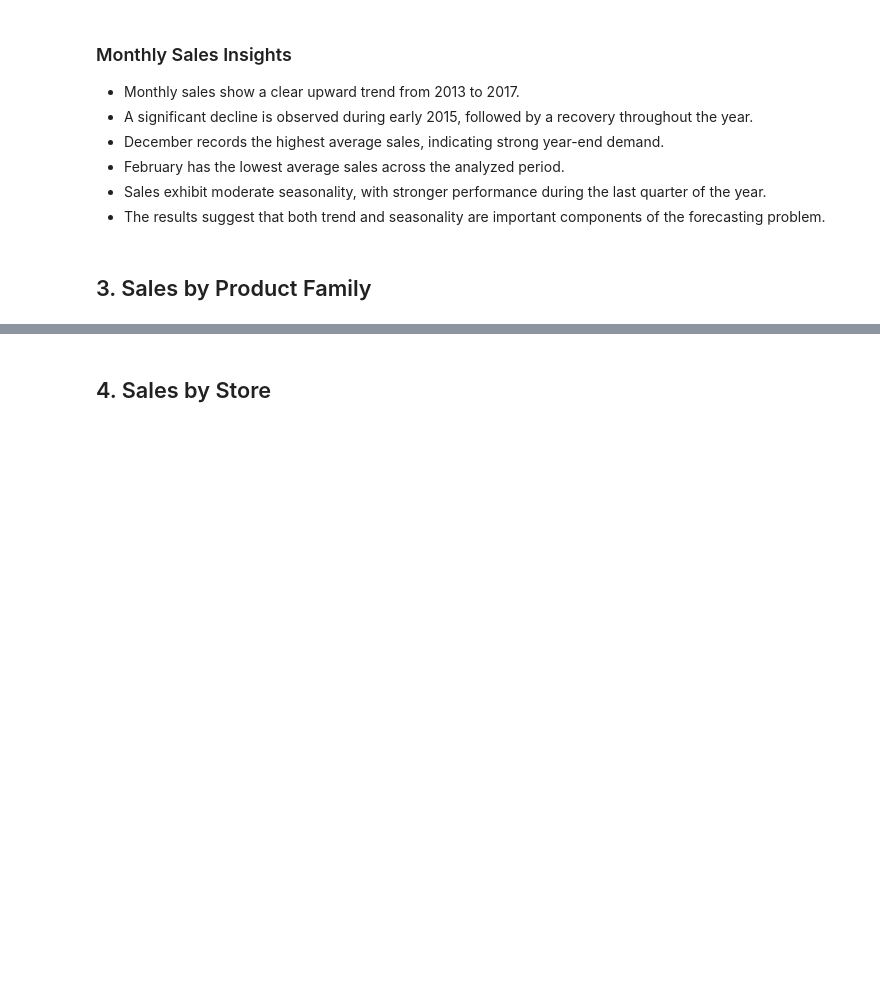
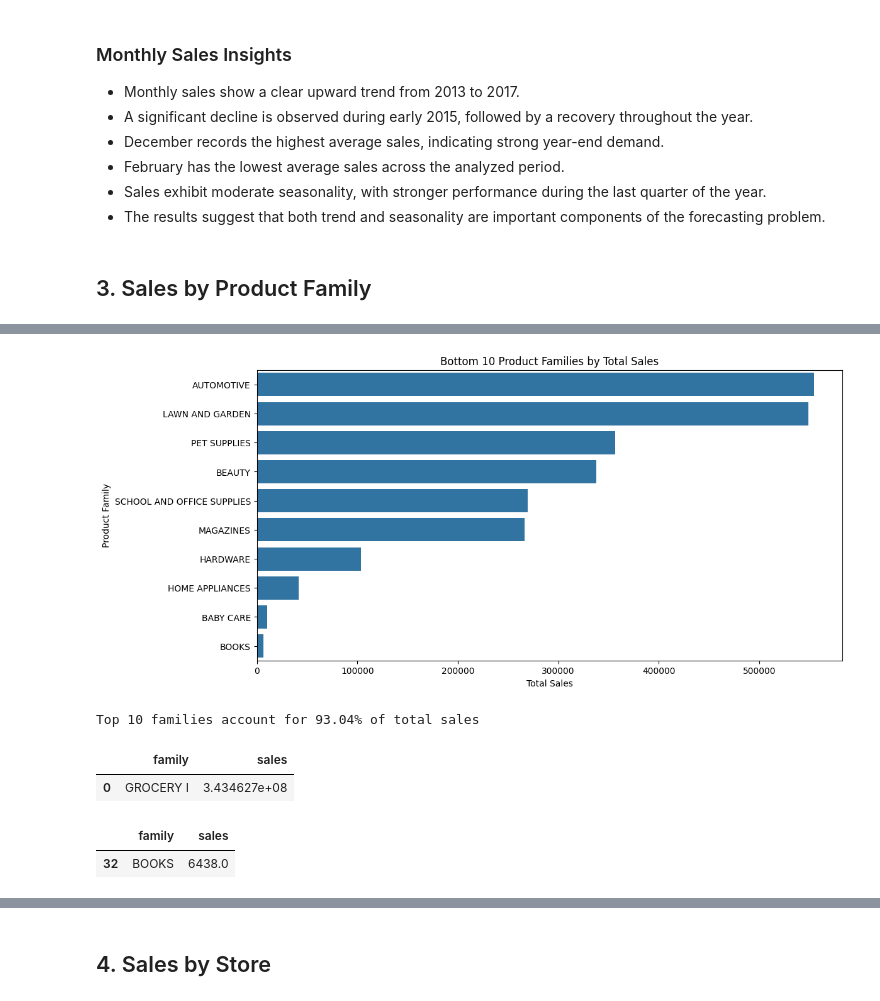
Before and after one commit to Edugar97/retail-demand-forecasting, a Jupyter notebook: notebooks/01_data_understanding.ipynb, the cells around one changed output, grey strips where cells are left out. Cells and saved outputs as stored; diff of their text form; code cells hidden in the pictures; blank space fills up the shorter version.

```diff
--- a/notebooks/01_data_understanding.ipynb
+++ b/notebooks/01_data_understanding.ipynb
@@ -376,0 +411,37 @@ plt.show()
+# %%
+bottom_10_families = family_sales.tail(10)
+
+plt.figure(figsize=(12,6))
+
+sns.barplot(
+    data=bottom_10_families,
+    x='sales',
+    y='family'
+)
+
+plt.title('Bottom 10 Product Families by Total Sales')
+plt.xlabel('Total Sales')
+plt.ylabel('Product Family')
+
+plt.show()
+# %% [output]
+[figure, added]
+# %%
+top_10_share = (
+    top_10_families['sales'].sum()
+    / family_sales['sales'].sum()
+) * 100
+
+print(f"Top 10 families account for {top_10_share:.2f}% of total sales")
+# %% [output]
+Top 10 families account for 93.04% of total sales
+# %%
+family_sales.head(1)
+# %% [output]
+|  | family | sales |
+| 0 | GROCERY I | 3.434627e+08 |
+# %%
+family_sales.tail(1)
+# %% [output]
+|  | family | sales |
+| 32 | BOOKS | 6438.0 |
```
Also changed, not shown: parts of 27 cells of this notebook.
